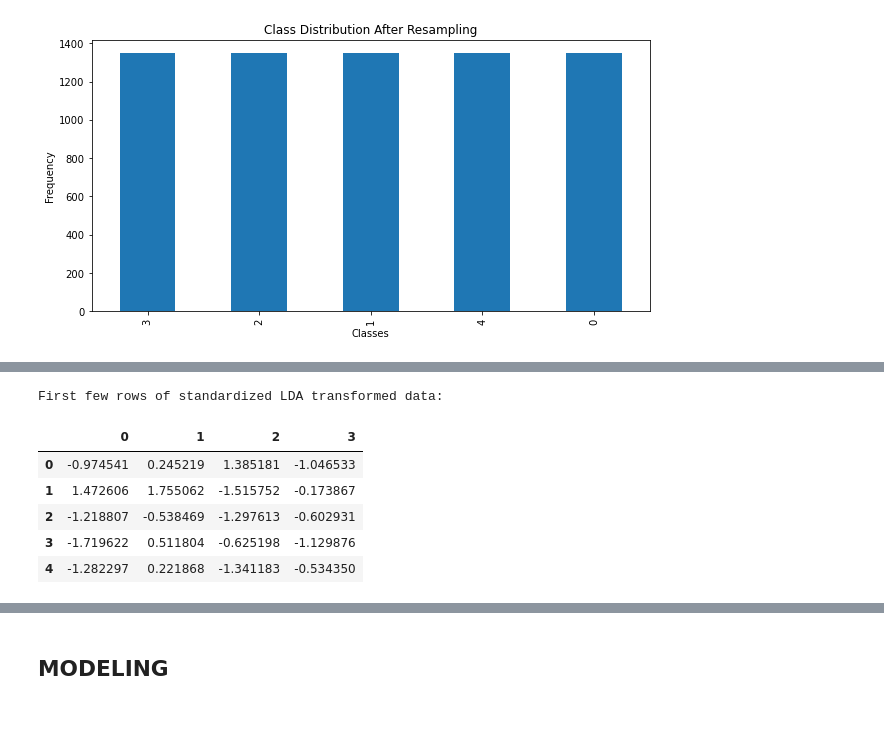
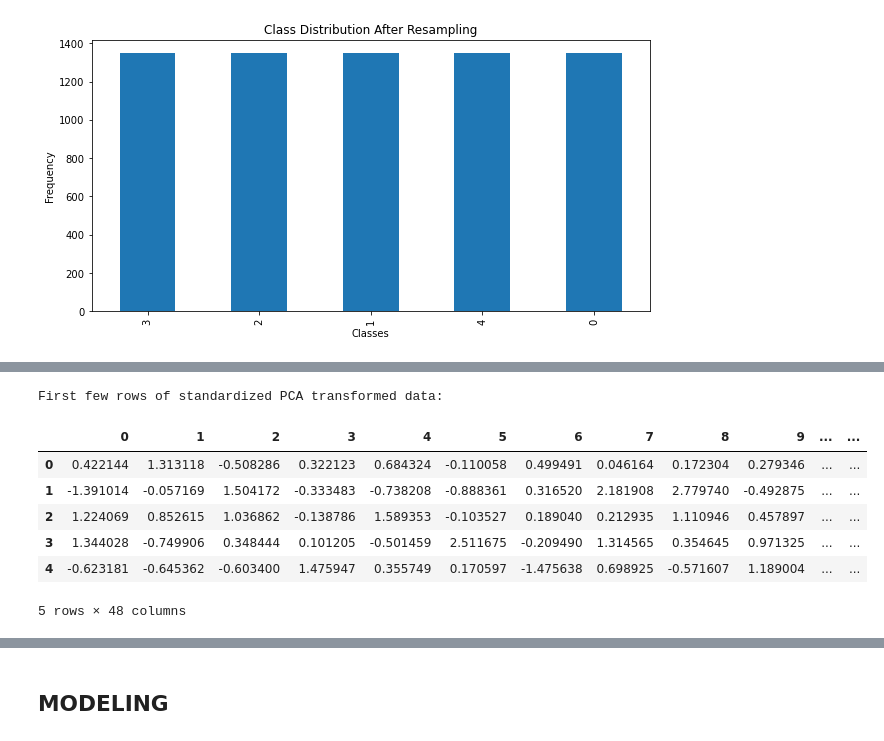
Before and after one commit to itsyourgirlnicky/Prediciting-Contributions-of-Informal-Workers-to-the-SHIF, a Jupyter notebook: Capstone_Project.ipynb, the cells around one changed output, grey strips where cells are left out. Cells and saved outputs as stored; diff of their text form; code cells hidden in the pictures.

```diff
--- a/Capstone_Project.ipynb
+++ b/Capstone_Project.ipynb
@@ -180,7 +185,7 @@ df= pd.read_csv('Dataset 2.csv')
 # Drop  columns
 df = df.drop(columns=[
     'highest educational level', 'highest year of education', 'time to get to water source',
-    'household has: refrigerator', 'religion','ethnicity','husband/partner\'s education level',
+    'household has: refrigerator', 'religion','husband/partner\'s education level','ethnicity',
     'education in single years', 'household has: telephone (land-line)','educational level',
     'highest year of education (at level in mv106)', 'religion.1','partner education',
     'relationship to household head.1', 'sex of household head.1', 'age of household head.1',
@@ -1722,9 +1790,9 @@ df.head()
 # %%
 # Train-test Split
-x = df.drop(columns='income_group')
+X = df.drop(columns='income_group')
 y = df['income_group']
 
-X_train, X_test, y_train, y_test = train_test_split(x, y, test_size=0.3, random_state=42)
+X_train, X_test, y_train, y_test = train_test_split(X, y, test_size=0.3, random_state=42)
 
 print("Shape of X_train:", X_train.shape)
 print("Shape of X_test:", X_test.shape)
@@ -1766,7 +1846,7 @@ Name: income_group, dtype: int64
 from imblearn.over_sampling import SMOTE
 
 smote = SMOTE()
-X_train_resampled, y_train_resampled = smote.fit_resample(X_train, y_train)
+X_train_resampled, y_train_resampled = smote.fit_resample(X_train_rescaled, y_train)
 
 # Check the distribution after resampling
 print("Class distribution after resampling:")
@@ -1813,0 +1875,13 @@ print(pd.DataFrame(X_lda).head())
+# %%
+# Dimensional Reduction using PCA
+from sklearn.decomposition import PCA
+
+n_features = X_train_resampled.shape[1]
+
+# Set the number of components for PCA
+n_components = min(n_features, n_features)
+
+# Applying PCA
+pca = PCA(n_components=n_components)
+X_train_pca = pca.fit_transform(X_train_resampled)
+X_test_pca = pca.transform(X_test_rescaled)
@@ -1814,16 +1892,18 @@ print(pd.DataFrame(X_lda).head())
 # %%
 # Standardization
 scaler = StandardScaler()
-X_scaled = scaler.fit_transform(X_lda)
+X_train_pca_scaled = scaler.fit_transform(X_train_pca)
+X_test_pca_scaled = scaler.transform(X_test_pca)
 
 # Displaying the first few rows of the standardized data
-print("First few rows of standardized LDA transformed data:")
-pd.DataFrame(X_scaled).head()
+print("First few rows of standardized PCA transformed data:")
+pd.DataFrame(X_train_pca_scaled).head()
 # %% [output]
-First few rows of standardized LDA transformed data:
+First few rows of standardized PCA transformed data:
-|  | 0 | 1 | 2 | 3 |
-| 0 | -0.974541 | 0.245219 | 1.385181 | -1.046533 |
-| 1 | 1.472606 | 1.755062 | -1.515752 | -0.173867 |
-| 2 | -1.218807 | -0.538469 | -1.297613 | -0.602931 |
-| 3 | -1.719622 | 0.511804 | -0.625198 | -1.129876 |
-| 4 | -1.282297 | 0.221868 | -1.341183 | -0.534350 |
+|  | 0 | 1 | 2 | 3 | 4 | 5 | 6 | 7 | 8 | 9 | ... | ... |
+| 0 | 0.422144 | 1.313118 | -0.508286 | 0.322123 | 0.684324 | -0.110058 | 0.499491 | 0.046164 | 0.172304 | 0.279346 | ... | ... |
+| 1 | -1.391014 | -0.057169 | 1.504172 | -0.333483 | -0.738208 | -0.888361 | 0.316520 | 2.181908 | 2.779740 | -0.492875 | ... | ... |
+| 2 | 1.224069 | 0.852615 | 1.036862 | -0.138786 | 1.589353 | -0.103527 | 0.189040 | 0.212935 | 1.110946 | 0.457897 | ... | ... |
+| 3 | 1.344028 | -0.749906 | 0.348444 | 0.101205 | -0.501459 | 2.511675 | -0.209490 | 1.314565 | 0.354645 | 0.971325 | ... | ... |
+| 4 | -0.623181 | -0.645362 | -0.603400 | 1.475947 | 0.355749 | 0.170597 | -1.475638 | 0.698925 | -0.571607 | 1.189004 | ... | ... |
+5 rows × 48 columns
```
Also changed, not shown: parts of 179 cells of this notebook.
